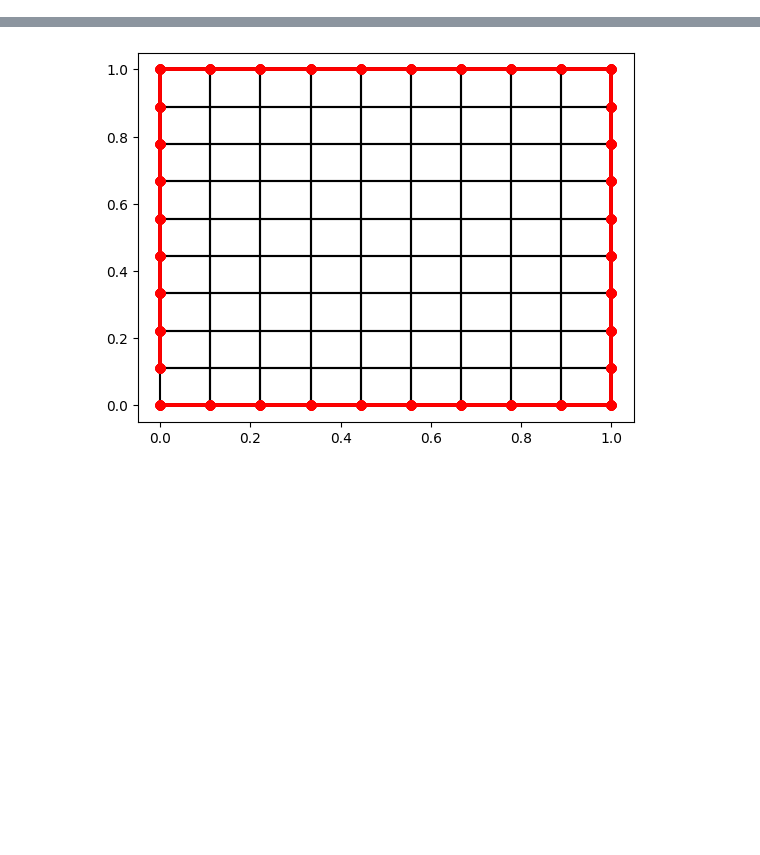
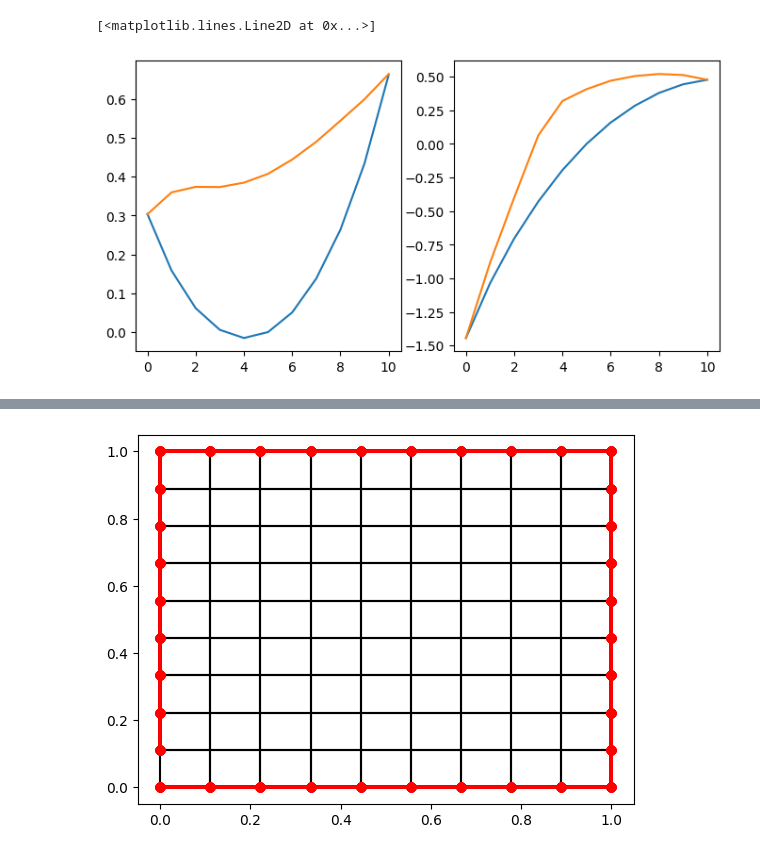
Before and after one commit to jh6220/SINNs-FEM, a Jupyter notebook: SINNs_FEM.ipynb, the cells around one changed output, grey strips where cells are left out. Cells and saved outputs as stored; diff of their text form; code cells hidden in the pictures; blank space fills up the shorter version.

```diff
--- a/SINNs_FEM.ipynb
+++ b/SINNs_FEM.ipynb
@@ -6,0 +289,11 @@ import tensorflow as tf
+# %%
+plt.figure(figsize=(8,4))
+plt.subplot(1,2,1)
+plt.plot(l_grid_l[5,:])
+plt.plot(l_grid[5,:])
+plt.subplot(1,2,2)
+plt.plot(l_grid_l[:,5])
+plt.plot(l_grid[:,5])
+# %% [output]
+[<matplotlib.lines.Line2D at 0x...>]
+[figure, added]
```
Also changed, not shown: parts of 14 cells of this notebook, 1 other file.
